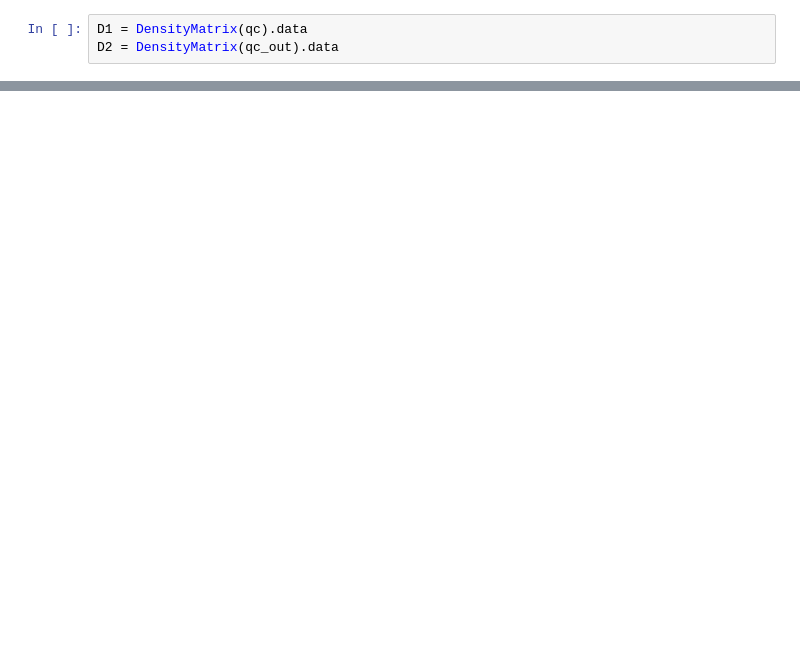
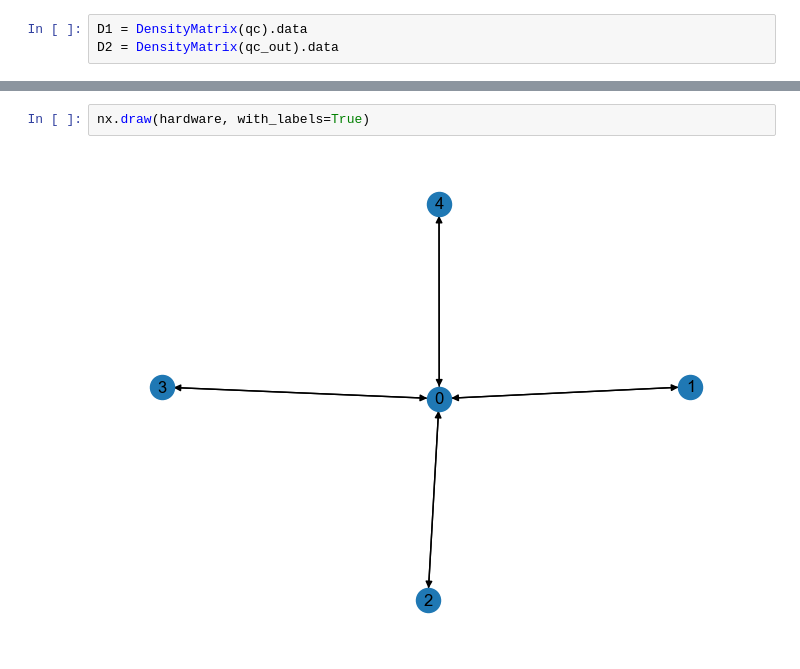
Before and after one commit to congfeng4/QuantumCompiler, a Jupyter notebook: verify_circuit.ipynb, the cells around one changed output, grey strips where cells are left out. Saved outputs shown, nothing was run; the diff lists cells and outputs as text; blank space fills up the shorter version.

```diff
--- a/verify_circuit.ipynb
+++ b/verify_circuit.ipynb
@@ -55,0 +138,4 @@ np.linalg.norm(U1-U2)
+# %%
+nx.draw(hardware, with_labels=True)
+# %% [output]
+[figure, added]
```
Also changed, not shown: parts of 20 cells of this notebook, 5 other files.
